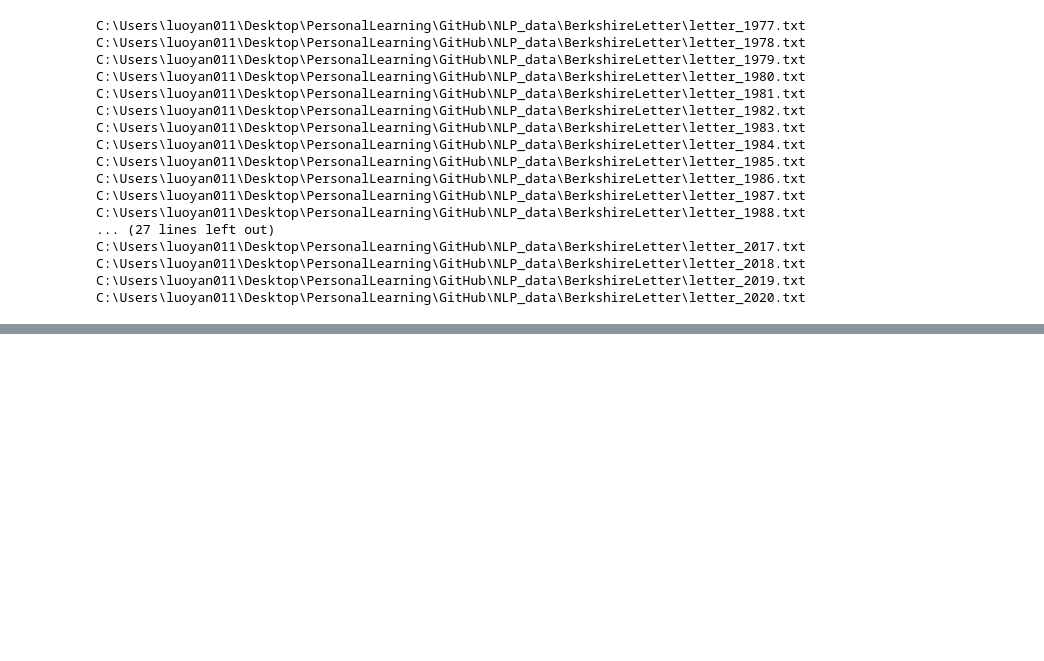
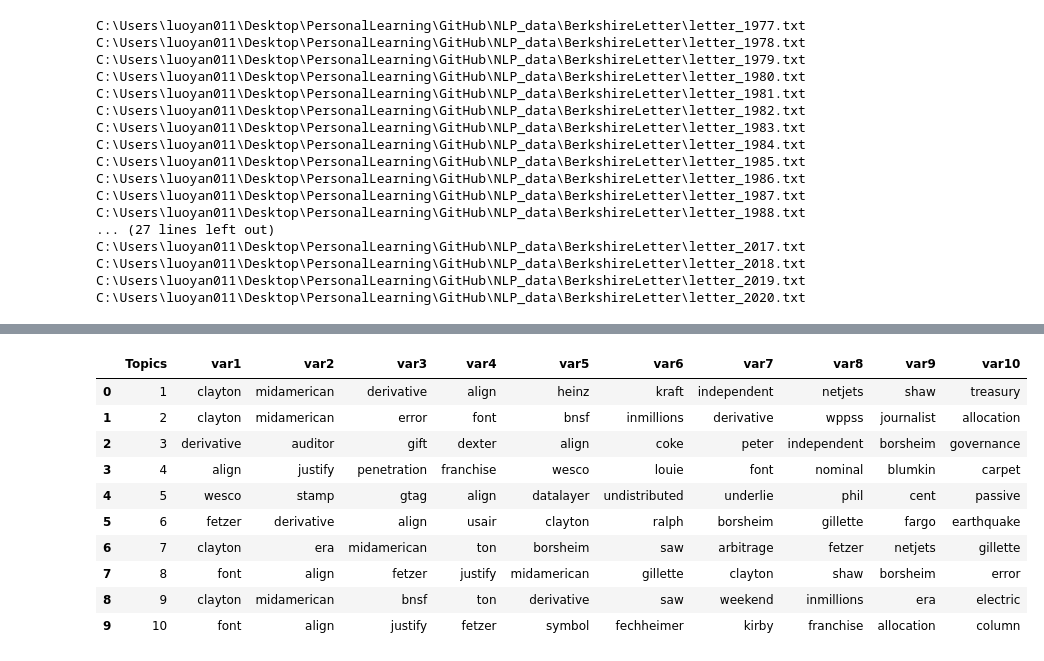
Before and after one commit to jinfeijoy/NLP, a Jupyter notebook: kaggle_article_analysis/Notebook/document_similarity.ipynb, the cells around one changed output, grey strips where cells are left out. Saved outputs shown, nothing was run; the diff lists cells and outputs as text; code cells hidden in the pictures; blank space fills up the shorter version.

```diff
--- a/kaggle_article_analysis/Notebook/document_similarity.ipynb
+++ b/kaggle_article_analysis/Notebook/document_similarity.ipynb
@@ -59,0 +161,16 @@ C:\Users\luoyan011\Desktop\PersonalLearning\GitHub\NLP_data\BerkshireLetter\lett
+# %%
+no_topics = 10
+lda_allbow, bow_corpus, dictionary = lda.fit_lda(processed_letter_df['tokens'].to_list(), num_topics = no_topics)
+lda.lda_topics(lda_allbow)
+# %% [output]
+|  | Topics | var1 | var2 | var3 | var4 | var5 | var6 | var7 | var8 | var9 | var10 |
+| 0 | 1 | clayton | midamerican | derivative | align | heinz | kraft | independent | netjets | shaw | treasury |
+| 1 | 2 | clayton | midamerican | error | font | bnsf | inmillions | derivative | wppss | journalist | allocation |
+| 2 | 3 | derivative | auditor | gift | dexter | align | coke | peter | independent | borsheim | governance |
+| 3 | 4 | align | justify | penetration | franchise | wesco | louie | font | nominal | blumkin | carpet |
+| 4 | 5 | wesco | stamp | gtag | align | datalayer | undistributed | underlie | phil | cent | passive |
+| 5 | 6 | fetzer | derivative | align | usair | clayton | ralph | borsheim | gillette | fargo | earthquake |
+| 6 | 7 | clayton | era | midamerican | ton | borsheim | saw | arbitrage | fetzer | netjets | gillette |
+| 7 | 8 | font | align | fetzer | justify | midamerican | gillette | clayton | shaw | borsheim | error |
+| 8 | 9 | clayton | midamerican | bnsf | ton | derivative | saw | weekend | inmillions | era | electric |
+| 9 | 10 | font | align | justify | fetzer | symbol | fechheimer | kirby | franchise | allocation | column |
```
Also changed, not shown: parts of 17 cells of this notebook, 1 other file.
